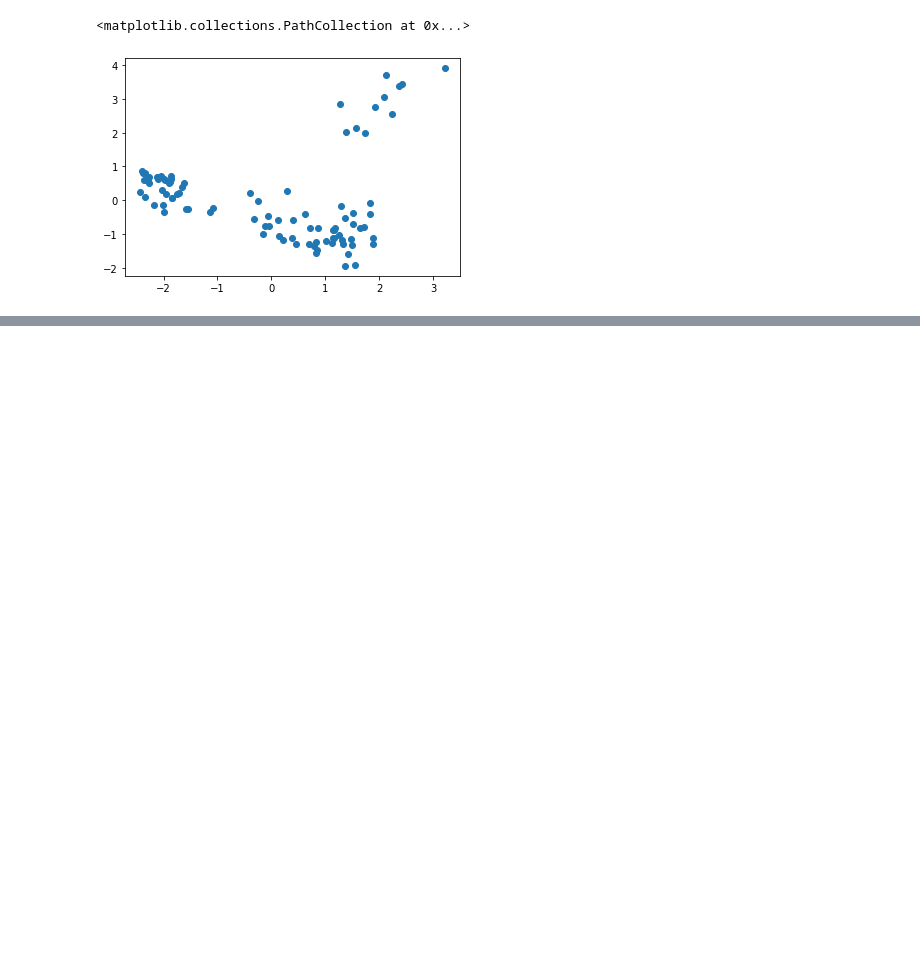
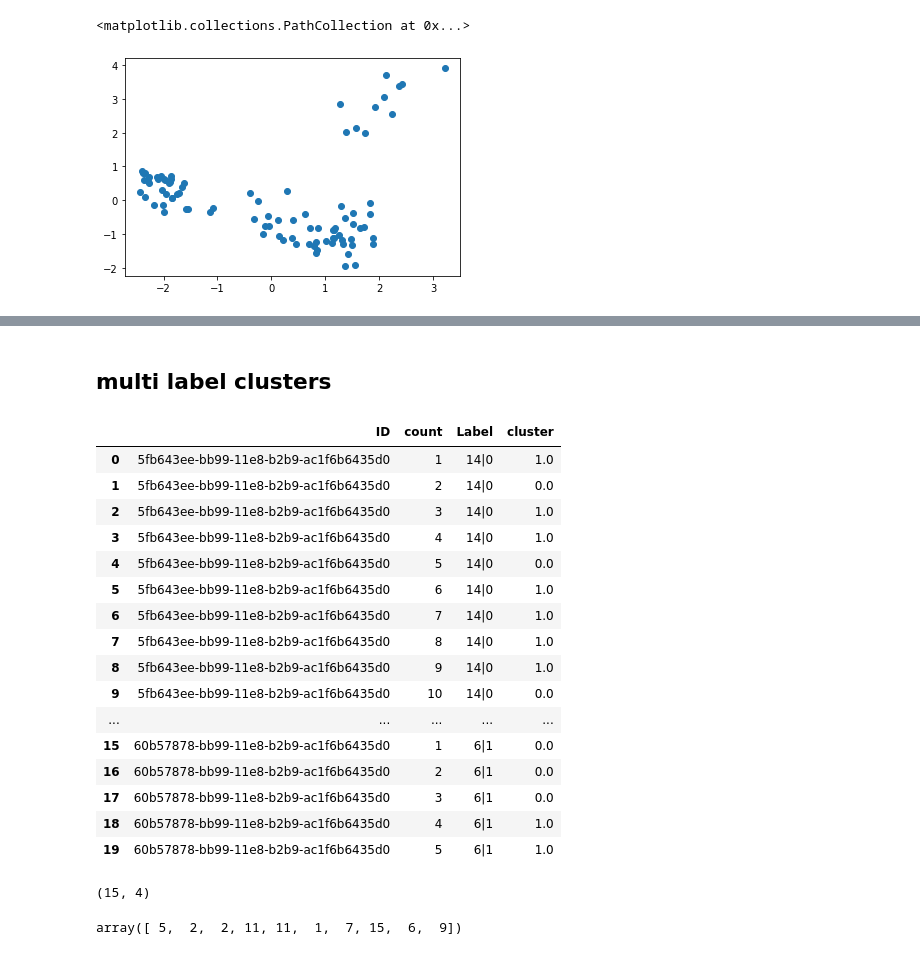
Before and after one commit to yuvaramsingh94/human_protein_atlas, a Jupyter notebook: code/feature_extractor.ipynb, the cells around one changed output, grey strips where cells are left out. Cells and saved outputs as stored; diff of their text form; code cells hidden in the pictures; blank space fills up the shorter version.

```diff
--- a/code/feature_extractor.ipynb
+++ b/code/feature_extractor.ipynb
@@ -296,0 +336,24 @@ print(img_16.shape,img_16.min(),img_16.max())
+# %% [markdown]
+## multi label clusters
+# %%
+feature_multi = pd.read_csv('../data/features_multi_label.csv')
+# %%
+feature_multi.head(20)
+# %% [output]
+|  | ID | count | Label | cluster |
+| 0 | 5fb643ee-bb99-11e8-b2b9-ac1f6b6435d0 | 1 | 14|0 | 1.0 |
+| 1 | 5fb643ee-bb99-11e8-b2b9-ac1f6b6435d0 | 2 | 14|0 | 0.0 |
+| 2 | 5fb643ee-bb99-11e8-b2b9-ac1f6b6435d0 | 3 | 14|0 | 1.0 |
+| 3 | 5fb643ee-bb99-11e8-b2b9-ac1f6b6435d0 | 4 | 14|0 | 1.0 |
+| 4 | 5fb643ee-bb99-11e8-b2b9-ac1f6b6435d0 | 5 | 14|0 | 0.0 |
+| 5 | 5fb643ee-bb99-11e8-b2b9-ac1f6b6435d0 | 6 | 14|0 | 1.0 |
+| 6 | 5fb643ee-bb99-11e8-b2b9-ac1f6b6435d0 | 7 | 14|0 | 1.0 |
+| 7 | 5fb643ee-bb99-11e8-b2b9-ac1f6b6435d0 | 8 | 14|0 | 1.0 |
+| 8 | 5fb643ee-bb99-11e8-b2b9-ac1f6b6435d0 | 9 | 14|0 | 1.0 |
+| 9 | 5fb643ee-bb99-11e8-b2b9-ac1f6b6435d0 | 10 | 14|0 | 0.0 |
+| ... | ... | ... | ... | ... |
+| 15 | 60b57878-bb99-11e8-b2b9-ac1f6b6435d0 | 1 | 6|1 | 0.0 |
+| 16 | 60b57878-bb99-11e8-b2b9-ac1f6b6435d0 | 2 | 6|1 | 0.0 |
+| 17 | 60b57878-bb99-11e8-b2b9-ac1f6b6435d0 | 3 | 6|1 | 0.0 |
+| 18 | 60b57878-bb99-11e8-b2b9-ac1f6b6435d0 | 4 | 6|1 | 1.0 |
+| 19 | 60b57878-bb99-11e8-b2b9-ac1f6b6435d0 | 5 | 6|1 | 1.0 |
@@ -296,0 +362,8 @@ print(img_16.shape,img_16.min(),img_16.max())
+# %%
+vv.shape
+# %% [output]
+(15, 4)
+# %%
+vv.groupby('cluster').apply(lambda x: x.sample(5,replace=True))['count'].values
+# %% [output]
+array([ 5,  2,  2, 11, 11,  1,  7, 15,  6,  9])
```
Also changed, not shown: parts of 24 cells of this notebook, 4 other files.
